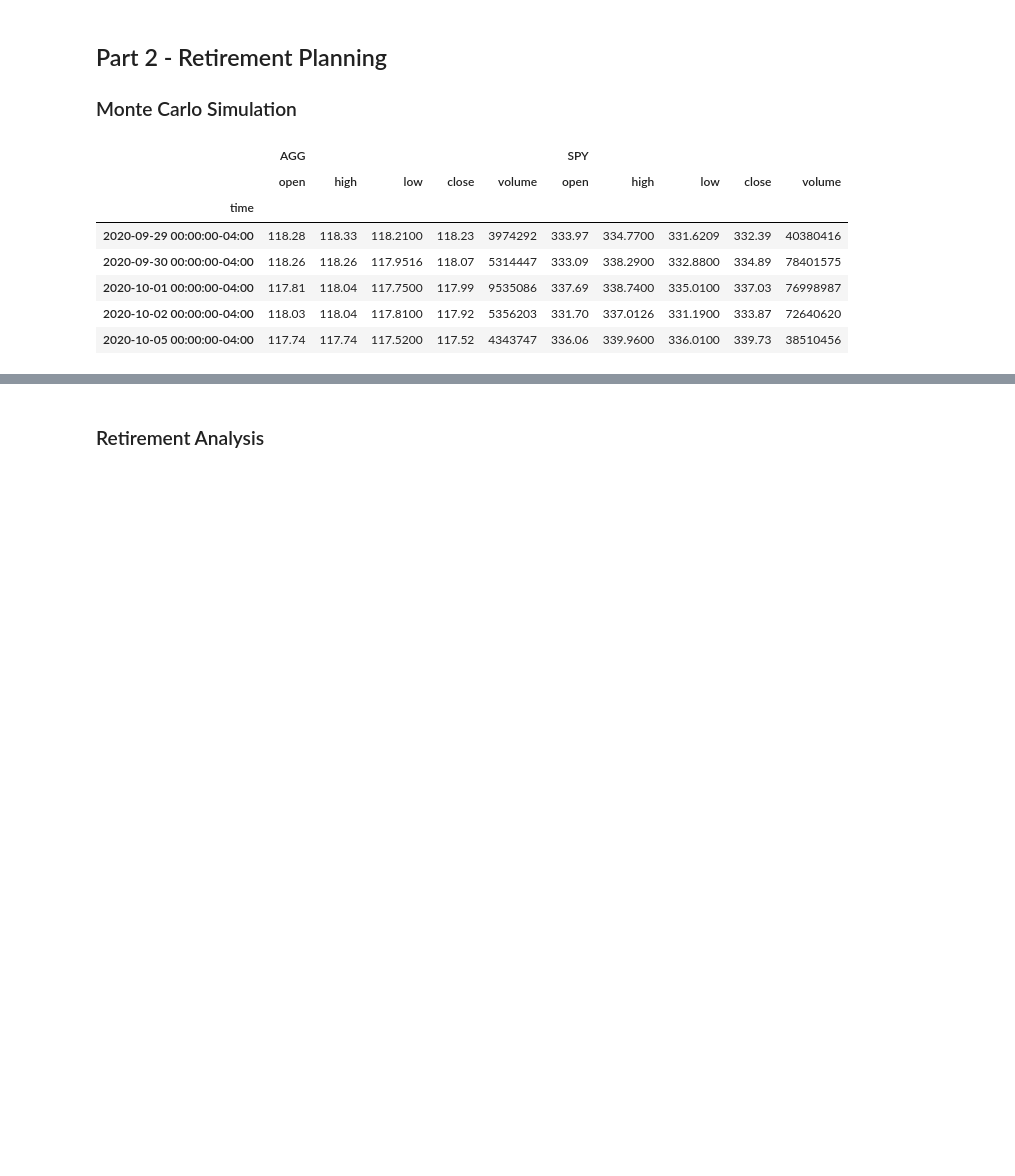
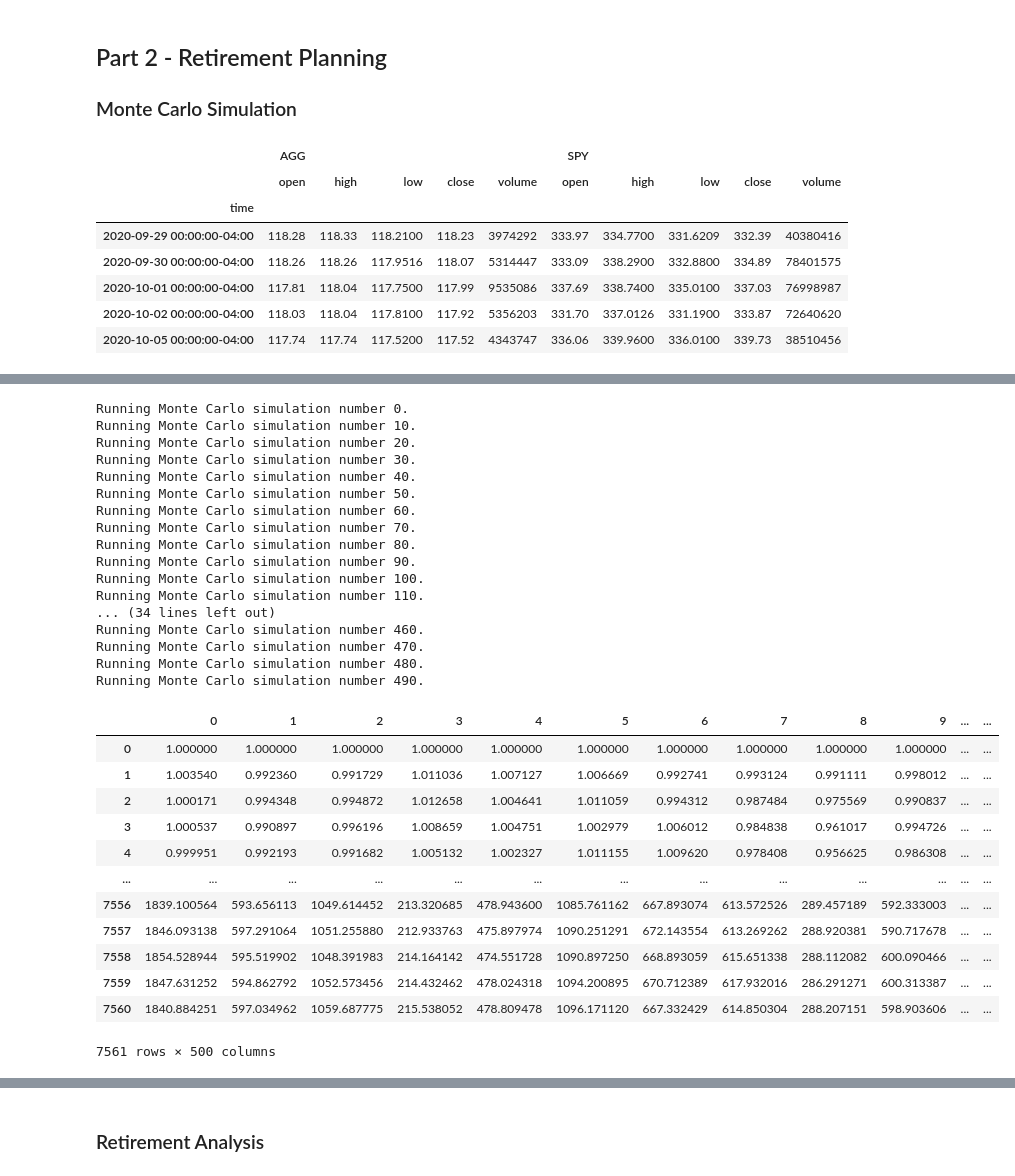
Before and after one commit to fllamas360/API-work, a Jupyter notebook: API_HWK.ipynb, the cells around one changed output, grey strips where cells are left out. Drawn from its saved outputs; the diff is of its cells as text; code cells hidden in the pictures; blank space fills up the shorter version.

```diff
--- a/API_HWK.ipynb
+++ b/API_HWK.ipynb
@@ -175,4 +195,34 @@ df_stock_data.head()
 # %%
-# Configuring a Monte Carlo simulation to forecast 30 years cumulative returns
-MC_thirtyyear = MCSimulation(
-    )
+# Running a Monte Carlo simulation to forecast 30 years cumulative returns
+MC_thirtyyear.calc_cumulative_return()
+# %% [output]
+Running Monte Carlo simulation number 0.
+Running Monte Carlo simulation number 10.
+Running Monte Carlo simulation number 20.
+Running Monte Carlo simulation number 30.
+Running Monte Carlo simulation number 40.
+Running Monte Carlo simulation number 50.
+Running Monte Carlo simulation number 60.
+Running Monte Carlo simulation number 70.
+Running Monte Carlo simulation number 80.
+Running Monte Carlo simulation number 90.
+Running Monte Carlo simulation number 100.
+Running Monte Carlo simulation number 110.
+... (34 lines left out)
+Running Monte Carlo simulation number 460.
+Running Monte Carlo simulation number 470.
+Running Monte Carlo simulation number 480.
+Running Monte Carlo simulation number 490.
+|  | 0 | 1 | 2 | 3 | 4 | 5 | 6 | 7 | 8 | 9 | ... | ... |
+| 0 | 1.000000 | 1.000000 | 1.000000 | 1.000000 | 1.000000 | 1.000000 | 1.000000 | 1.000000 | 1.000000 | 1.000000 | ... | ... |
+| 1 | 1.003540 | 0.992360 | 0.991729 | 1.011036 | 1.007127 | 1.006669 | 0.992741 | 0.993124 | 0.991111 | 0.998012 | ... | ... |
+| 2 | 1.000171 | 0.994348 | 0.994872 | 1.012658 | 1.004641 | 1.011059 | 0.994312 | 0.987484 | 0.975569 | 0.990837 | ... | ... |
+| 3 | 1.000537 | 0.990897 | 0.996196 | 1.008659 | 1.004751 | 1.002979 | 1.006012 | 0.984838 | 0.961017 | 0.994726 | ... | ... |
+| 4 | 0.999951 | 0.992193 | 0.991682 | 1.005132 | 1.002327 | 1.011155 | 1.009620 | 0.978408 | 0.956625 | 0.986308 | ... | ... |
+| ... | ... | ... | ... | ... | ... | ... | ... | ... | ... | ... | ... | ... |
+| 7556 | 1839.100564 | 593.656113 | 1049.614452 | 213.320685 | 478.943600 | 1085.761162 | 667.893074 | 613.572526 | 289.457189 | 592.333003 | ... | ... |
+| 7557 | 1846.093138 | 597.291064 | 1051.255880 | 212.933763 | 475.897974 | 1090.251291 | 672.143554 | 613.269262 | 288.920381 | 590.717678 | ... | ... |
+| 7558 | 1854.528944 | 595.519902 | 1048.391983 | 214.164142 | 474.551728 | 1090.897250 | 668.893059 | 615.651338 | 288.112082 | 600.090466 | ... | ... |
+| 7559 | 1847.631252 | 594.862792 | 1052.573456 | 214.432462 | 478.024318 | 1094.200895 | 670.712389 | 617.932016 | 286.291271 | 600.313387 | ... | ... |
+| 7560 | 1840.884251 | 597.034962 | 1059.687775 | 215.538052 | 478.809478 | 1096.171120 | 667.332429 | 614.850304 | 288.207151 | 598.903606 | ... | ... |
+7561 rows × 500 columns
```
Also changed, not shown: parts of 10 cells of this notebook.
